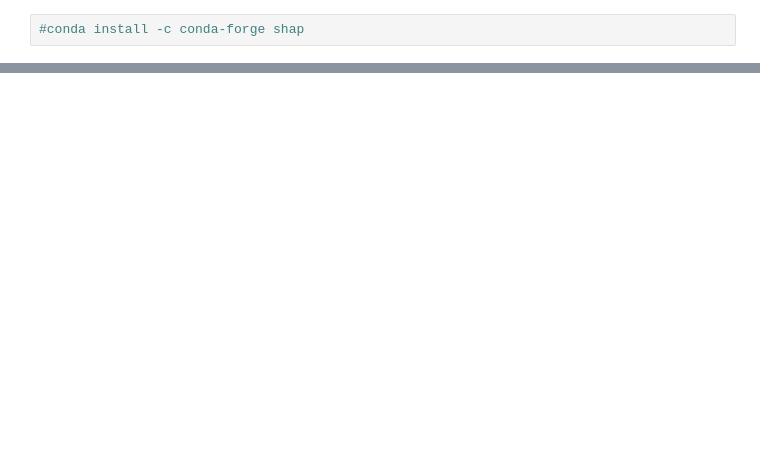
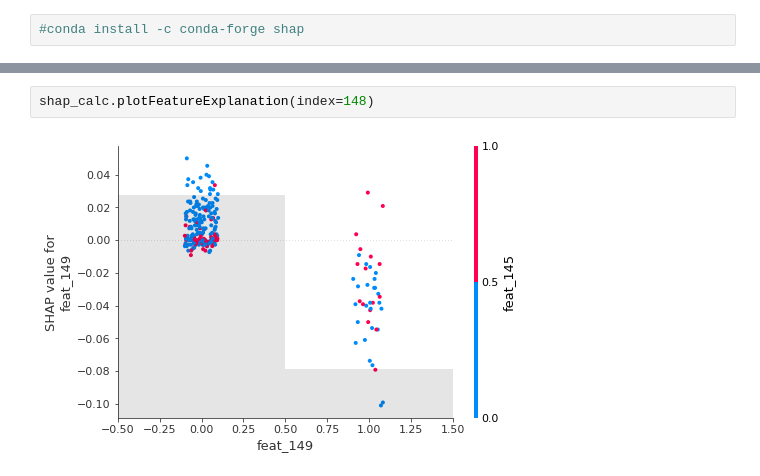
Before and after one commit to BioSystemsUM/DeepMol, a Jupyter notebook: src/SHAP_test.ipynb, the cells around one changed output, grey strips where cells are left out. Drawn from its saved outputs; the diff is of its cells as text; blank space fills up the shorter version.

```diff
--- a/src/SHAP_test.ipynb
+++ b/src/SHAP_test.ipynb
@@ -132,0 +129,4 @@ shap_values = explainer(train_dataset.X)
+# %%
+shap_calc.plotFeatureExplanation(index=148)
+# %% [output]
+[figure, added]
```
Also changed, not shown: parts of 24 cells of this notebook.
